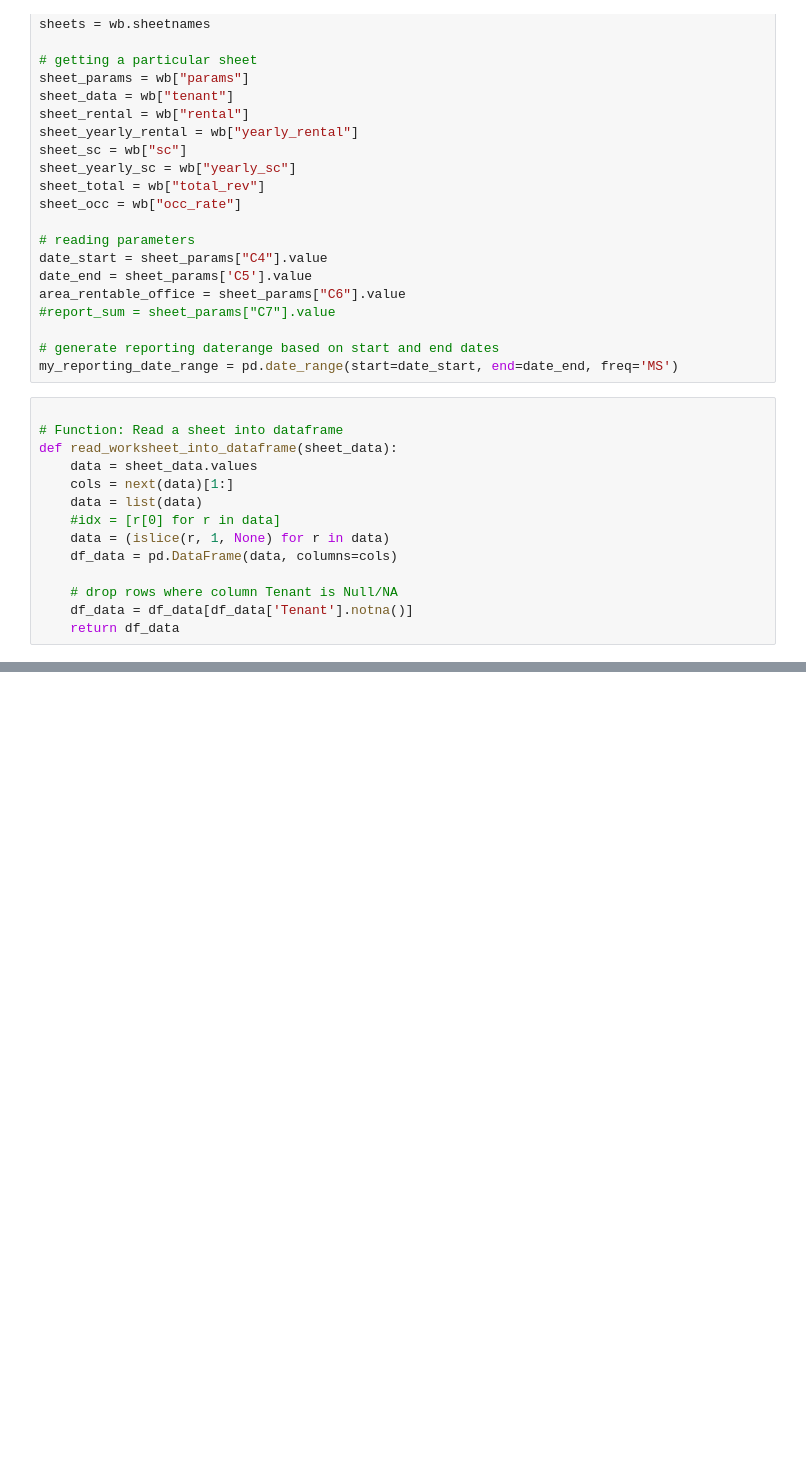
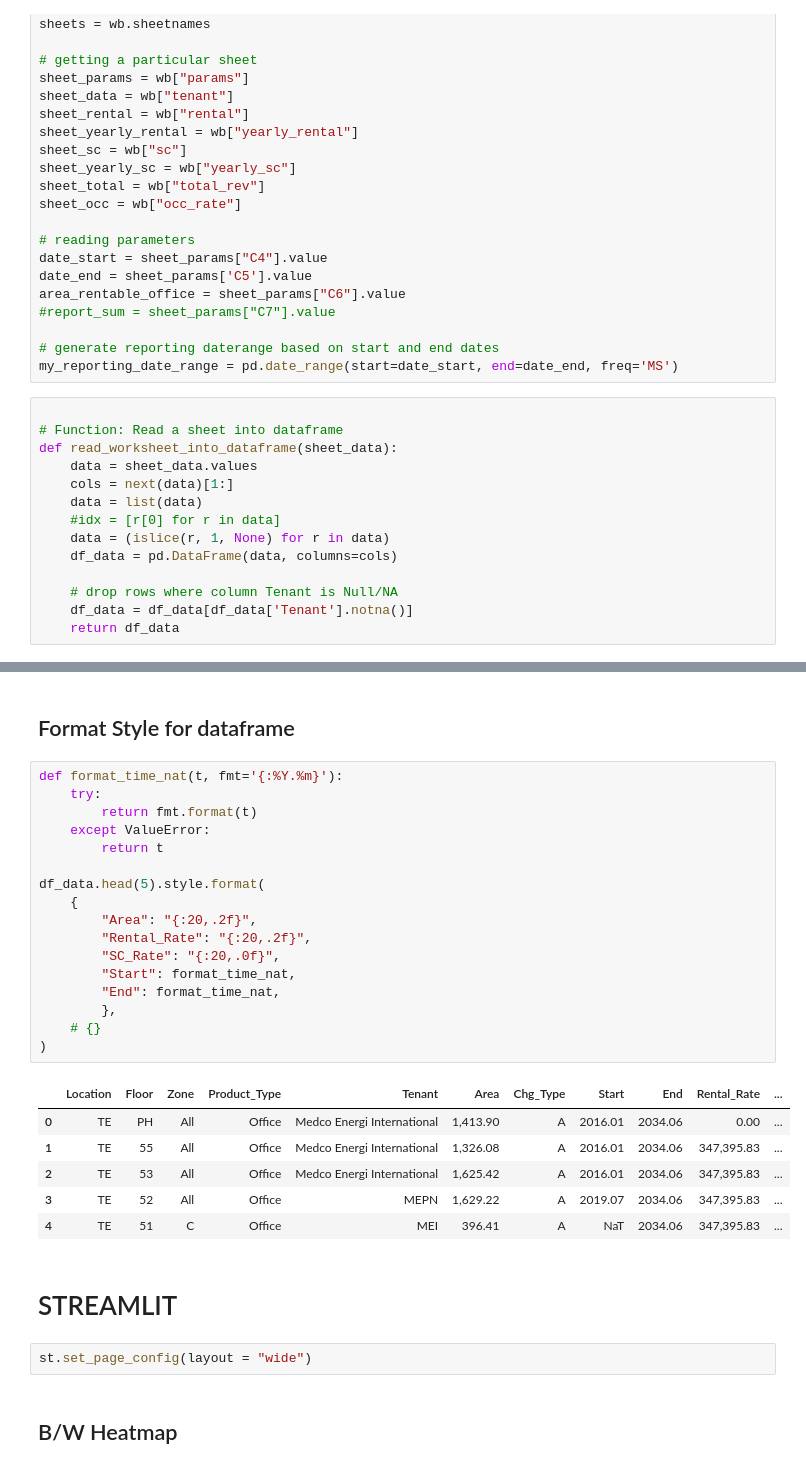
Before and after one commit to samawi/office, a Jupyter notebook: revenue-streamlit/revenue.ipynb, the cells around one changed output, grey strips where cells are left out. Cells and saved outputs as stored; diff of their text form; blank space fills up the shorter version.

```diff
--- a/revenue-streamlit/revenue.ipynb
+++ b/revenue-streamlit/revenue.ipynb
@@ -212,0 +221,32 @@ df_report_occupancy.columns = new_col_names
+# %% [markdown]
+## Format Style for dataframe
+# %%
+def format_time_nat(t, fmt='{:%Y.%m}'):
+    try:
+        return fmt.format(t)
+    except ValueError:
+        return t
+
+df_data.head(5).style.format(
+    {
+        "Area": "{:20,.2f}",
+        "Rental_Rate": "{:20,.2f}",
+        "SC_Rate": "{:20,.0f}",
+        "Start": format_time_nat,
+        "End": format_time_nat,
+        },
+    # {}
+)
+# %% [output]
+|  | Location | Floor | Zone | Product_Type | Tenant | Area | Chg_Type | Start | End | Rental_Rate | ... |
+| 0 | TE | PH | All | Office | Medco Energi International | 1,413.90 | A | 2016.01 | 2034.06 | 0.00 | ... |
+| 1 | TE | 55 | All | Office | Medco Energi International | 1,326.08 | A | 2016.01 | 2034.06 | 347,395.83 | ... |
+| 2 | TE | 53 | All | Office | Medco Energi International | 1,625.42 | A | 2016.01 | 2034.06 | 347,395.83 | ... |
+| 3 | TE | 52 | All | Office | MEPN | 1,629.22 | A | 2019.07 | 2034.06 | 347,395.83 | ... |
+| 4 | TE | 51 | C | Office | MEI | 396.41 | A | NaT | 2034.06 | 347,395.83 | ... |
+# %% [markdown]
+# STREAMLIT
+# %%
+st.set_page_config(layout = "wide")
+# %% [markdown]
+## B/W Heatmap
```
Also changed, not shown: parts of 6 cells of this notebook, 4 other files.
